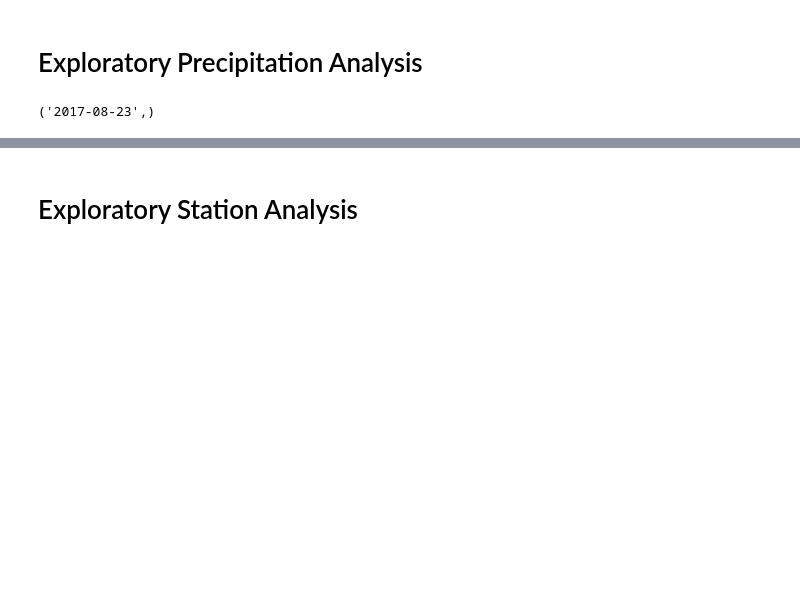
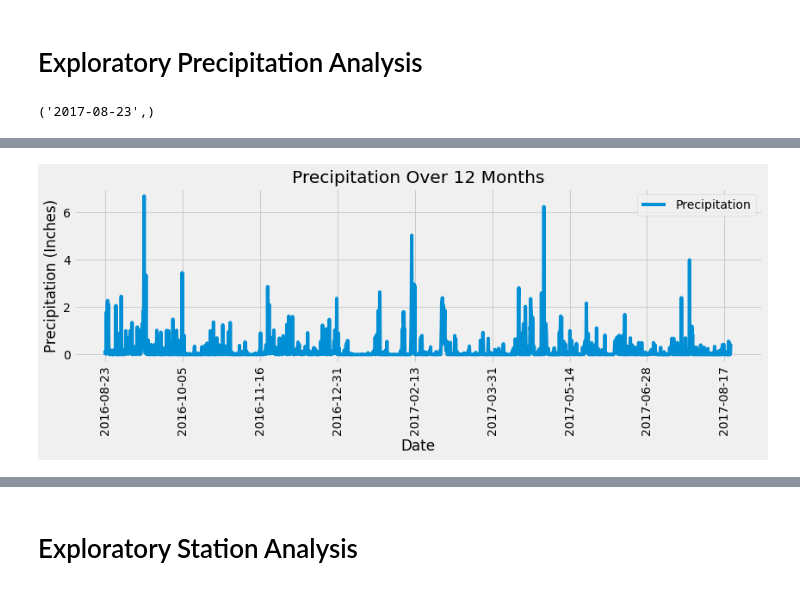
Before and after one commit to stefanyl/sqlalchemy-challenge, a Jupyter notebook: climate_starter.ipynb, the cells around one changed output, grey strips where cells are left out. Saved outputs shown, nothing was run; the diff lists cells and outputs as text; code cells hidden in the pictures; blank space fills up the shorter version.

```diff
--- a/climate_starter.ipynb
+++ b/climate_starter.ipynb
@@ -72,9 +76,16 @@ precip_df.head()
 # %%
 # Use Pandas Plotting with Matplotlib to plot the data
-precip_df.plot.bar()
-plt.bar(x_axis, precip_df["date"])
+precip_df.plot(figsize=(12,5))
+
+plt.title("Precipitation Over 12 Months")
+plt.xticks(rotation = 90)
+plt.ylabel("Precipitation (Inches)")
 plt.tight_layout()
-plt.show()
+
+#precip_df.plot('Date', 'Precipitation')
+#plt.bar(x_axis, precip_df["Date"])
+# %% [output]
+[figure, added]
 # %%
 # Use Pandas to calcualte the summary statistics for the precipitation data
 precip_df.describe()
```
Also changed, not shown: parts of 7 cells of this notebook.
